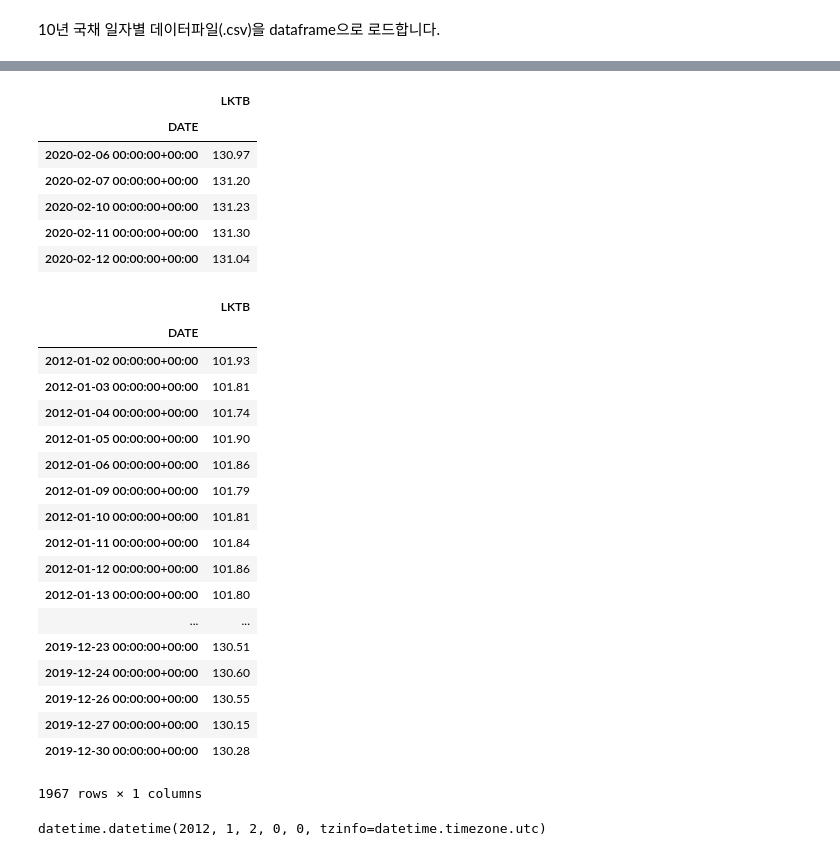
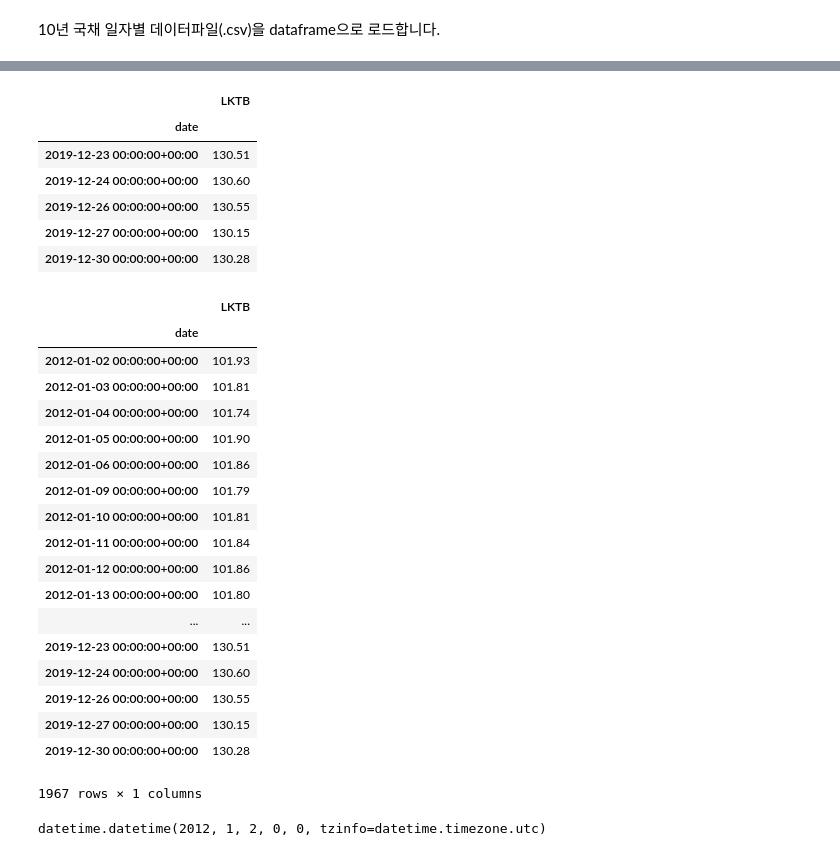
Before and after one commit to suhan-jung/backtest, a Jupyter notebook: zipline/zipline_MovingAverage-LKTB.ipynb, the cells around one changed output, grey strips where cells are left out. Cells and saved outputs as stored; diff of their text form; code cells hidden in the pictures.

```diff
--- a/zipline/zipline_MovingAverage-LKTB.ipynb
+++ b/zipline/zipline_MovingAverage-LKTB.ipynb
@@ -39,16 +39,16 @@ data
 # %%
-data = data[['CLOSE']]
+data = data[['close']]
 data.columns = ['LKTB']
 data = data.tz_localize('UTC')
 data.tail()
 # %% [output]
 |  | LKTB |
-| DATE |  |
-| 2020-02-06 00:00:00+00:00 | 130.97 |
-| 2020-02-07 00:00:00+00:00 | 131.20 |
-| 2020-02-10 00:00:00+00:00 | 131.23 |
-| 2020-02-11 00:00:00+00:00 | 131.30 |
-| 2020-02-12 00:00:00+00:00 | 131.04 |
+| date |  |
+| 2019-12-23 00:00:00+00:00 | 130.51 |
+| 2019-12-24 00:00:00+00:00 | 130.60 |
+| 2019-12-26 00:00:00+00:00 | 130.55 |
+| 2019-12-27 00:00:00+00:00 | 130.15 |
+| 2019-12-30 00:00:00+00:00 | 130.28 |
 # %%
 start = datetime.datetime(2012,1,1)
 end = datetime.datetime(2019,12,31)
@@ -58,7 +58,7 @@ data = data[start:end]
 data
 # %% [output]
 |  | LKTB |
-| DATE |  |
+| date |  |
 | 2012-01-02 00:00:00+00:00 | 101.93 |
 | 2012-01-03 00:00:00+00:00 | 101.81 |
 | 2012-01-04 00:00:00+00:00 | 101.74 |
```
Also changed, not shown: parts of 7 cells of this notebook, 30 other files.
